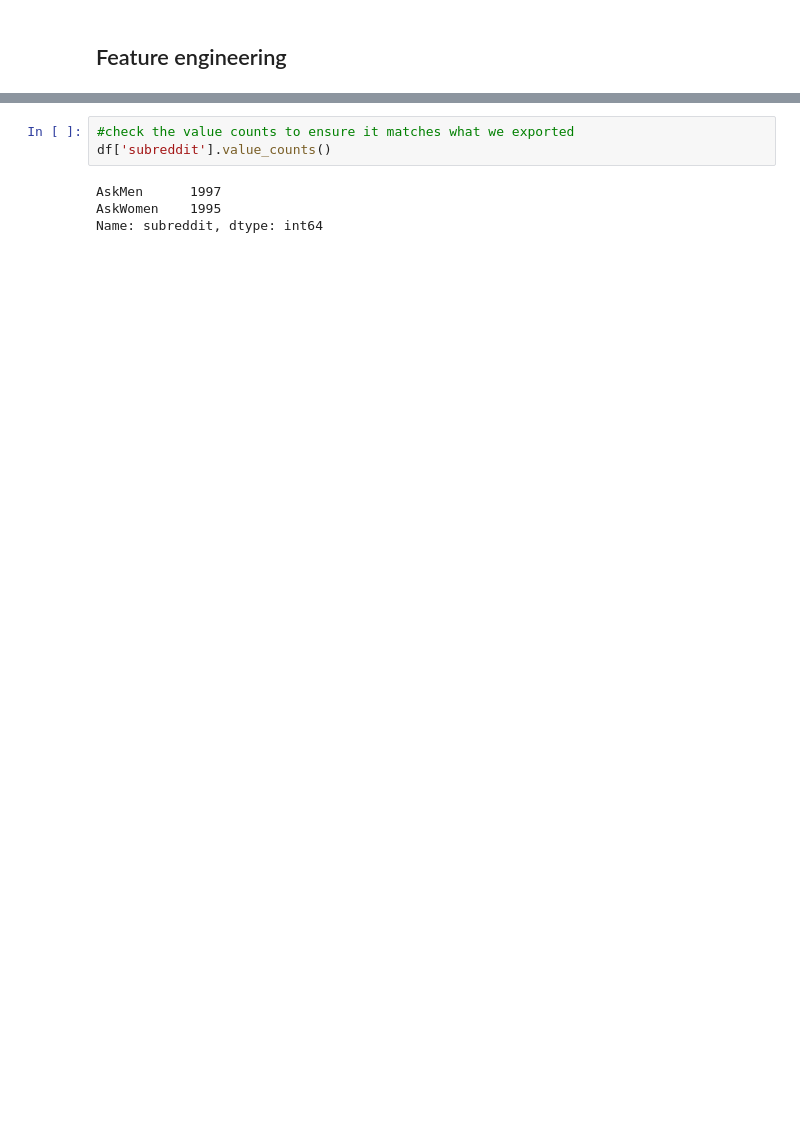
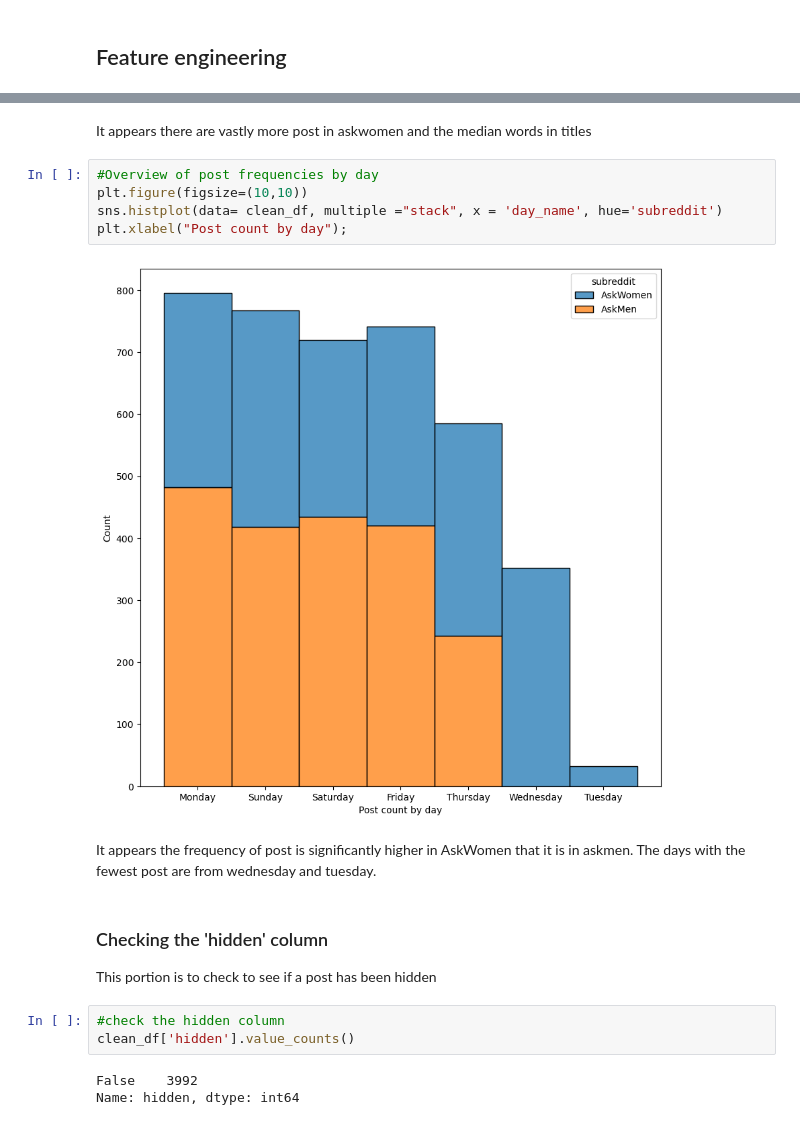
Before and after one commit to DerikVo/Reddit_NLP_project, a Jupyter notebook: Code/02_data_cleaning.ipynb, the cells around one changed output, grey strips where cells are left out. Cells and saved outputs as stored; diff of their text form; blank space fills up the shorter version.

```diff
--- a/Code/02_data_cleaning.ipynb
+++ b/Code/02_data_cleaning.ipynb
@@ -97,7 +137,20 @@ df.head(1)
+# %% [markdown]
+It appears there are vastly more post in askwomen and the median words in titles
+# %%
+#Overview of post frequencies by day
+plt.figure(figsize=(10,10))
+sns.histplot(data= clean_df, multiple ="stack", x = 'day_name', hue='subreddit')
+plt.xlabel("Post count by day");
+# %% [output]
+[figure, added]
+# %% [markdown]
+It appears the frequency of post is significantly higher in AskWomen that it is in askmen. The days with the fewest post are from wednesday and tuesday.
+# %% [markdown]
+### Checking the 'hidden' column
+This portion is to check to see if a post has been hidden
 # %%
-#check the value counts to ensure it matches what we exported
-df['subreddit'].value_counts()
+#check the hidden column
+clean_df['hidden'].value_counts()
 # %% [output]
-AskMen      1997
-AskWomen    1995
-Name: subreddit, dtype: int64
+False    3992
+Name: hidden, dtype: int64
```
Also changed, not shown: parts of 50 cells of this notebook, 2 other files.
